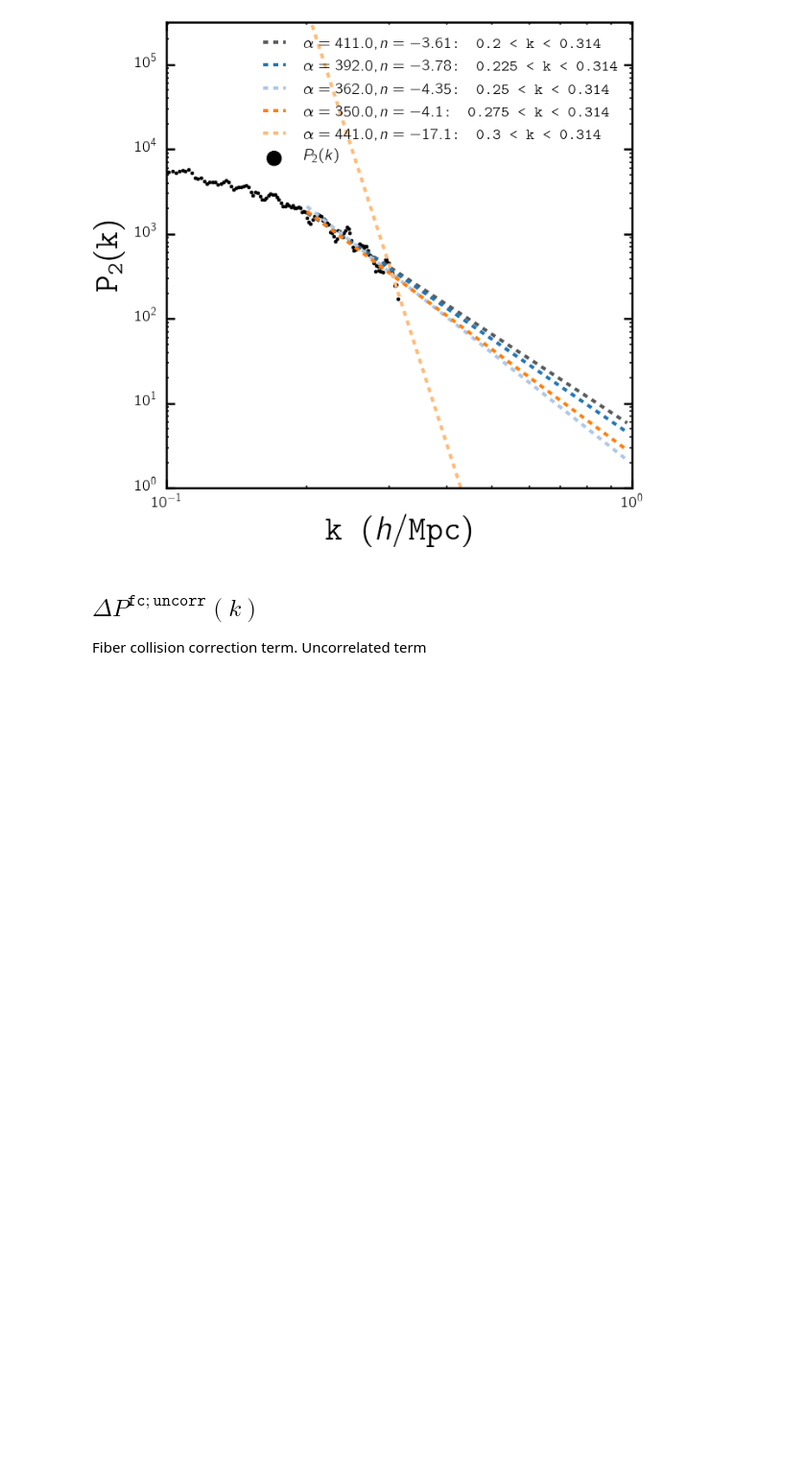
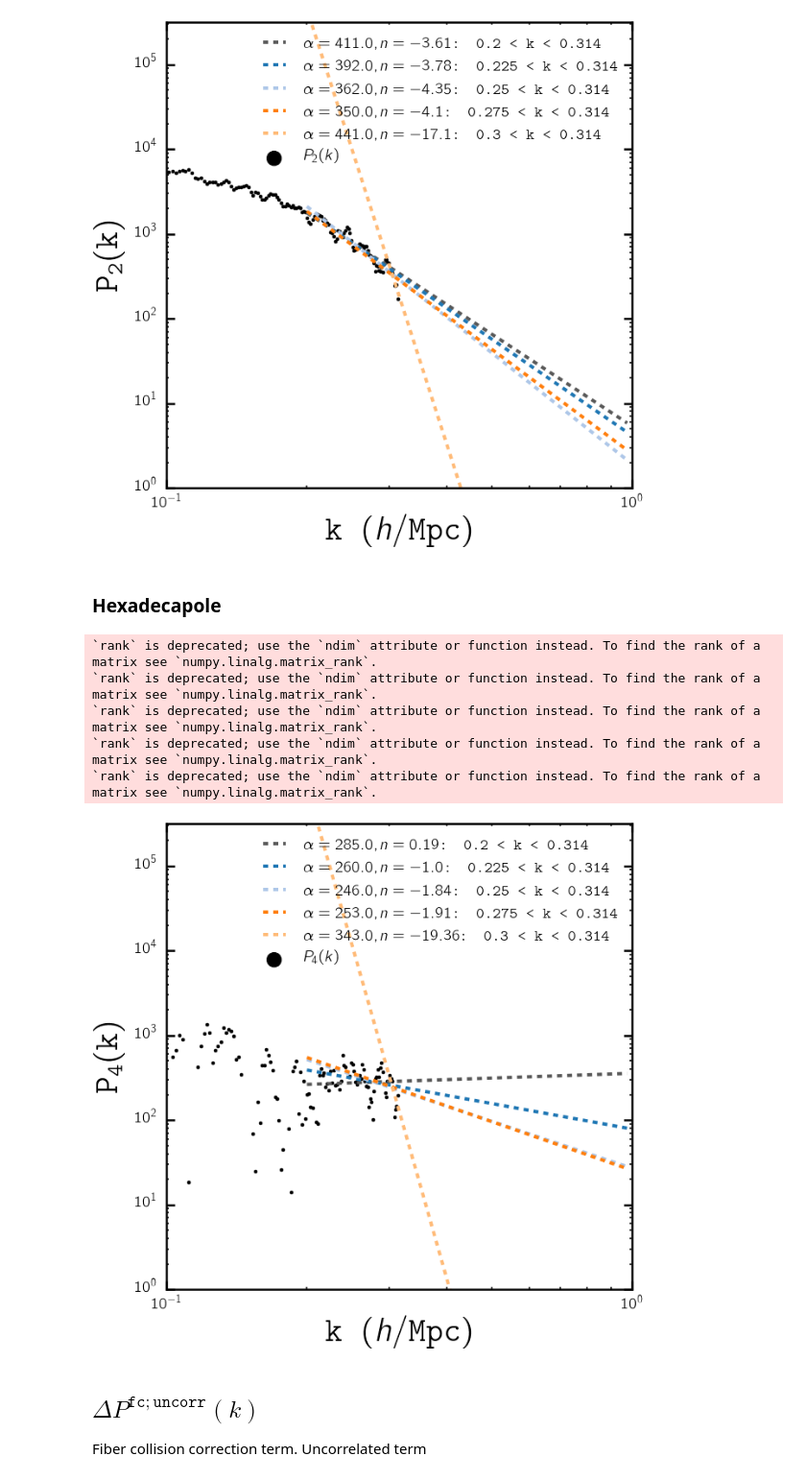
Before and after one commit to changhoonhahn/FiberCollisions, a Jupyter notebook: testing/test_Pk_extrapolation.ipynb, the cells around one changed output. Shown: that part at 96% size. Saved outputs shown, nothing was run; the diff lists cells and outputs as text; code cells hidden in the pictures; blank space fills up the shorter version.

```diff
--- a/testing/test_Pk_extrapolation.ipynb
+++ b/testing/test_Pk_extrapolation.ipynb
@@ -159,6 +161,45 @@ plt.show()
 `rank` is deprecated; use the `ndim` attribute or function instead. To find the rank of a matrix see `numpy.linalg.matrix_rank`.
 `rank` is deprecated; use the `ndim` attribute or function instead. To find the rank of a matrix see `numpy.linalg.matrix_rank`.
 [figure]
+# %% [markdown]
+### Hexadecapole
+# %%
+# plot P(k) data
+fig3 = plt.figure(3, figsize=(10,10))
+sub = fig3.add_subplot(111)
+
+for i_test, k_test in enumerate(np.arange(0.2, 0.325, 0.025)):
+    alph, nn = pk_bestfit(k, p4k, k_max=k_test)
+
+    sublabel = r"$\alpha = "+str(round(alph))+", n="+str(round(nn,2))+"$"+''.join([': ', str(round(k_test,3)), ' < k < ', str(round(k[-1],3))])
+    xarr = np.arange(0.2, 1.0, 0.025)
+
+    sub.plot(
+        xarr,
+        alph * (xarr/0.3)**nn,
+        lw=4,
+        ls='--',
+        c=pretty_colors[i_test],
+        label= sublabel
+    )
+
+sub.scatter(k, p4k, label=r"$P_4(k)$", color='k', s=12)
+
+sub.set_xlim([1e-1, 1.0])
+sub.set_ylim([10.**0., 10**5.5])
+sub.set_xscale('log')
+sub.set_yscale('log')
+sub.set_ylabel('$\mathtt{P_4(k)}$', fontsize=40)
+sub.set_xlabel('$\mathtt{k}\;\; (h/\mathtt{Mpc})$', fontsize=40)
+sub.legend(loc='upper right', scatterpoints=1)
+plt.show()
+# %% [output]
+`rank` is deprecated; use the `ndim` attribute or function instead. To find the rank of a matrix see `numpy.linalg.matrix_rank`.
+`rank` is deprecated; use the `ndim` attribute or function instead. To find the rank of a matrix see `numpy.linalg.matrix_rank`.
+`rank` is deprecated; use the `ndim` attribute or function instead. To find the rank of a matrix see `numpy.linalg.matrix_rank`.
+`rank` is deprecated; use the `ndim` attribute or function instead. To find the rank of a matrix see `numpy.linalg.matrix_rank`.
+`rank` is deprecated; use the `ndim` attribute or function instead. To find the rank of a matrix see `numpy.linalg.matrix_rank`.
+[figure, added]
 # %% [markdown]
 ## $\Delta P^\mathtt{fc; uncorr}(k)$
 
```
Also changed, not shown: parts of 3 cells of this notebook, 2 other files.
